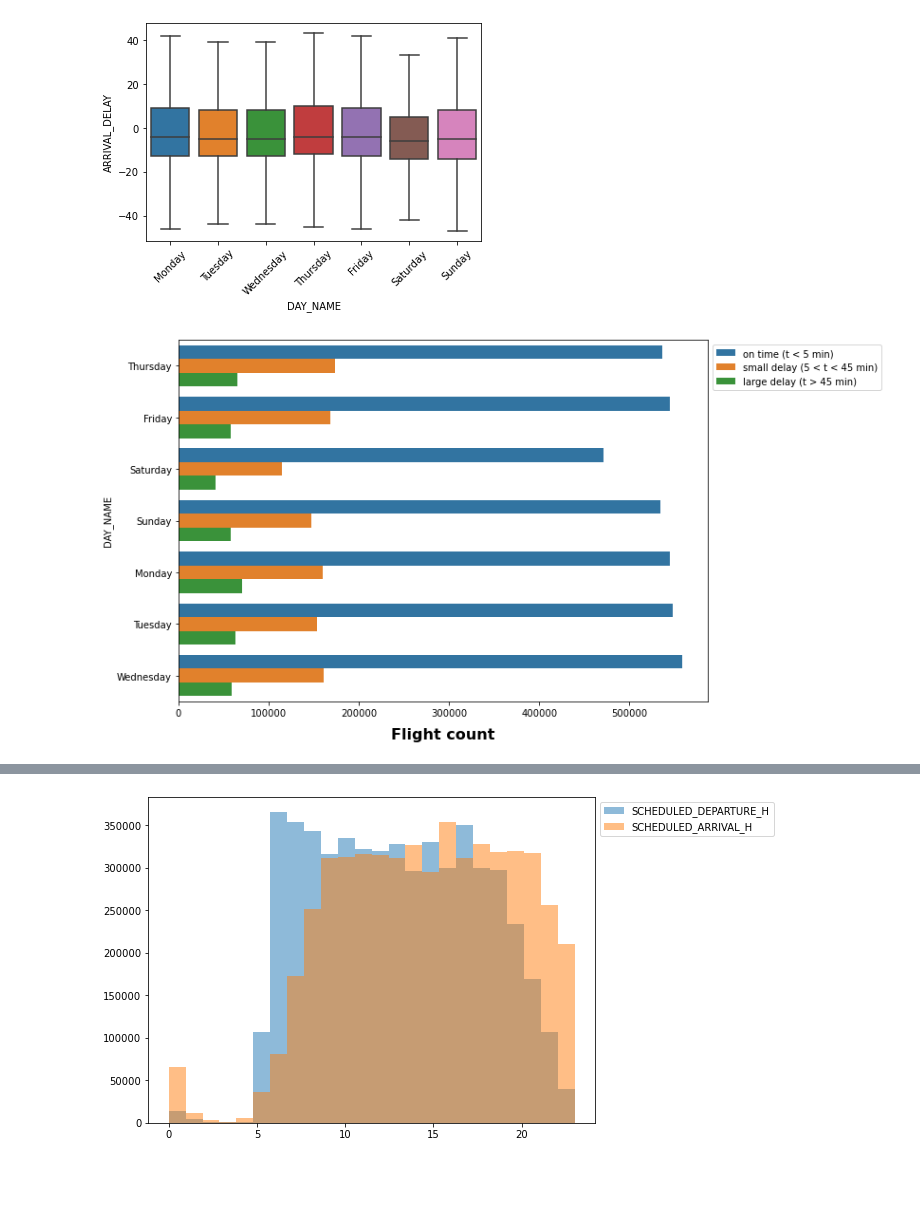
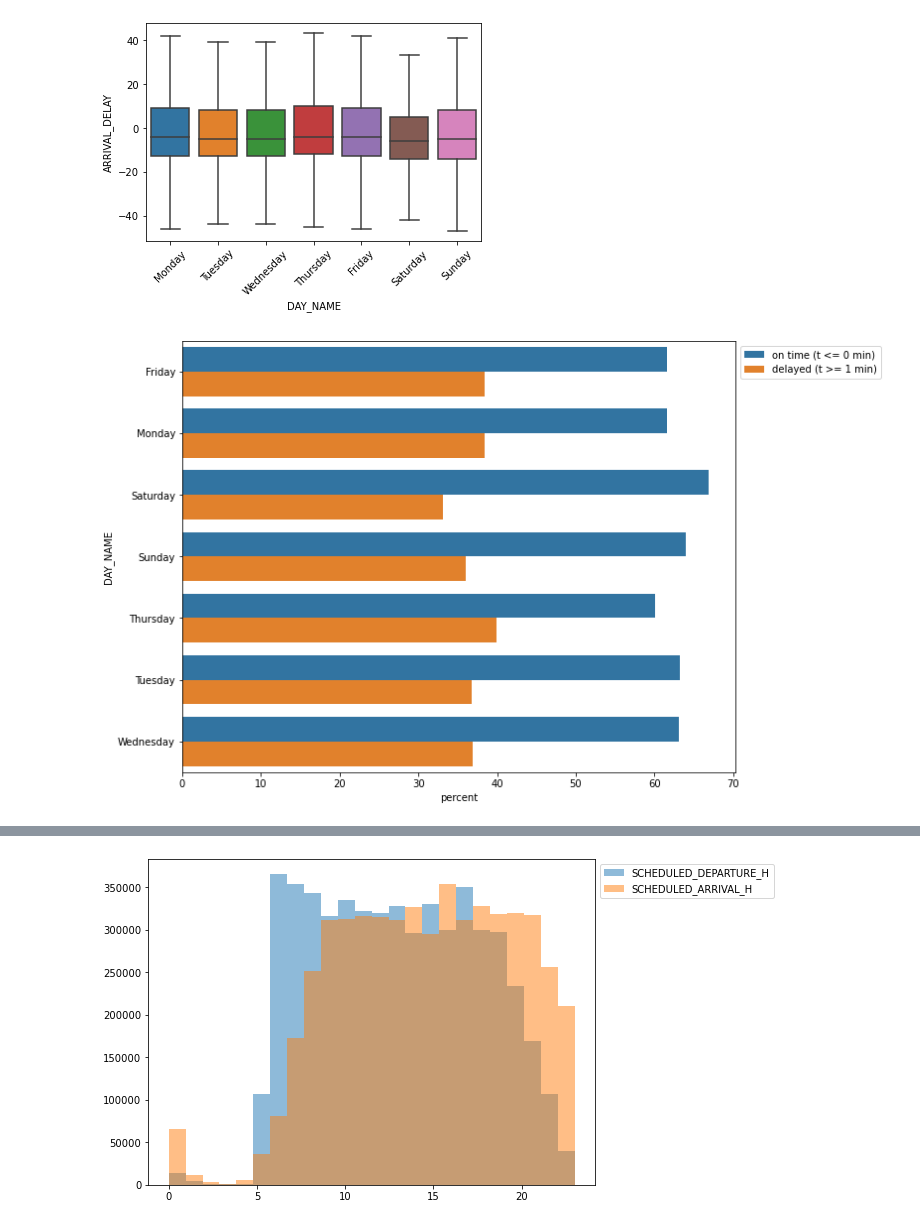
Before and after one commit to AleksanderWernik/2015_Flight_Delays, a Jupyter notebook: flights/flights.ipynb, the cells around one changed output, grey strips where cells are left out. Drawn from its saved outputs; the diff is of its cells as text; code cells hidden in the pictures; blank space fills up the shorter version.

```diff
--- a/flights/flights.ipynb
+++ b/flights/flights.ipynb
@@ -92,8 +109,6 @@ df['SCHEDULED_DEPARTURE_H'] = df['SCHEDULED_DEPARTURE'] // 100
 df['SCHEDULED_ARRIVAL_H'] = df['SCHEDULED_ARRIVAL'] // 100
 # Remove column SCHEDULED_DEPARTURE:
 df.drop(['SCHEDULED_DEPARTURE', 'SCHEDULED_ARRIVAL'], axis=1, inplace=True)
+
+# In the data there was one position with hour = 24 (should be 00)
+df['SCHEDULED_ARRIVAL_H'].replace(24, 0, inplace=True)
-# %%
-# In the data there was one position with hour = 24 (should be 00)
-df[df['SCHEDULED_ARRIVAL_H'] == 24]
-df.loc[1124523,'SCHEDULED_ARRIVAL_H'] = 0
-df.loc[1124523]
@@ -259,15 +252,14 @@ abbr_companies = airlines_names.set_index('IATA_CODE')['AIRLINE'].to_dict()
 # %%
 # Function that define how delays are grouped
-delay_type = lambda x:((0,1)[x > 5],2)[x > 45]
-df_air['DELAY_LEVEL'] = df_air['ARRIVAL_DELAY'].apply(delay_type)
+df_air["delayed"] = pd.cut( x=df_air["ARRIVAL_DELAY"], bins=[-100, 0, np.inf], labels=[0, 1])
 
 #
-delay_level = dict(df_air.groupby('DELAY_LEVEL')['DELAY_LEVEL'].count())
-labels = ['on time (t < 5 min)', 'small delay (5 < t < 45 min)', 'large delay (t > 45 min)']
+delay_level = dict(df_air.groupby('delayed')['delayed'].count())
+labels = ['on time (t <= 0 min)', 'delayed (t >= 1 min)']
 values = delay_level.values()
-plt.figure(figsize=(9,9))
+plt.figure(figsize=(8,8))
 plt.pie(data=df_air, x=values, labels= labels, autopct = '%1.1f%%', pctdistance=0.8, shadow=True)
-plt.title('DELAY LEVEL Percentange', fontsize=16, weight = 'bold')
+plt.title('DELAY LEVEL Percentange', fontsize=14, weight = 'bold')
 plt.show()
 # %% [output]
 A value is trying to be set on a copy of a slice from a DataFrame.
@@ -343,16 +320,21 @@ plt.show()
 # %% [output]
 [figure]
 # %%
-# Bar chart: Flight count delays vs day name
-fig = plt.figure(1, figsize=(10,7))
-sns.countplot(y="DAY_NAME", hue='DELAY_LEVEL', data=df_air)
-plt.xlabel('Flight count', fontsize=16, weight = 'bold', labelpad=10)
+# Bar chart: Flight count delays vs week name
+
+x,y =  'DAY_NAME', 'delayed'
+
+df_mn = df_air.groupby(x)[y].value_counts(normalize=True)
+df_mn = df_mn.mul(100)
+df_mn = df_mn.rename('percent').reset_index()
+
+plt.figure(figsize=(10,8))
+sns.barplot(y='DAY_NAME', x='percent', hue='level_1', data=df_mn)
 
 # Set the legend
 L = plt.legend(bbox_to_anchor=(1, 1))
-L.get_texts()[0].set_text('on time (t < 5 min)')
-L.get_texts()[1].set_text('small delay (5 < t < 45 min)')
-L.get_texts()[2].set_text('large delay (t > 45 min)')
+L.get_texts()[0].set_text('on time (t <= 0 min)')
+L.get_texts()[1].set_text('delayed (t >= 1 min)')
 plt.show()
 # %% [output]
-[figure, old version]
+[figure, new version]
```
Also changed, not shown: parts of 162 cells of this notebook.
